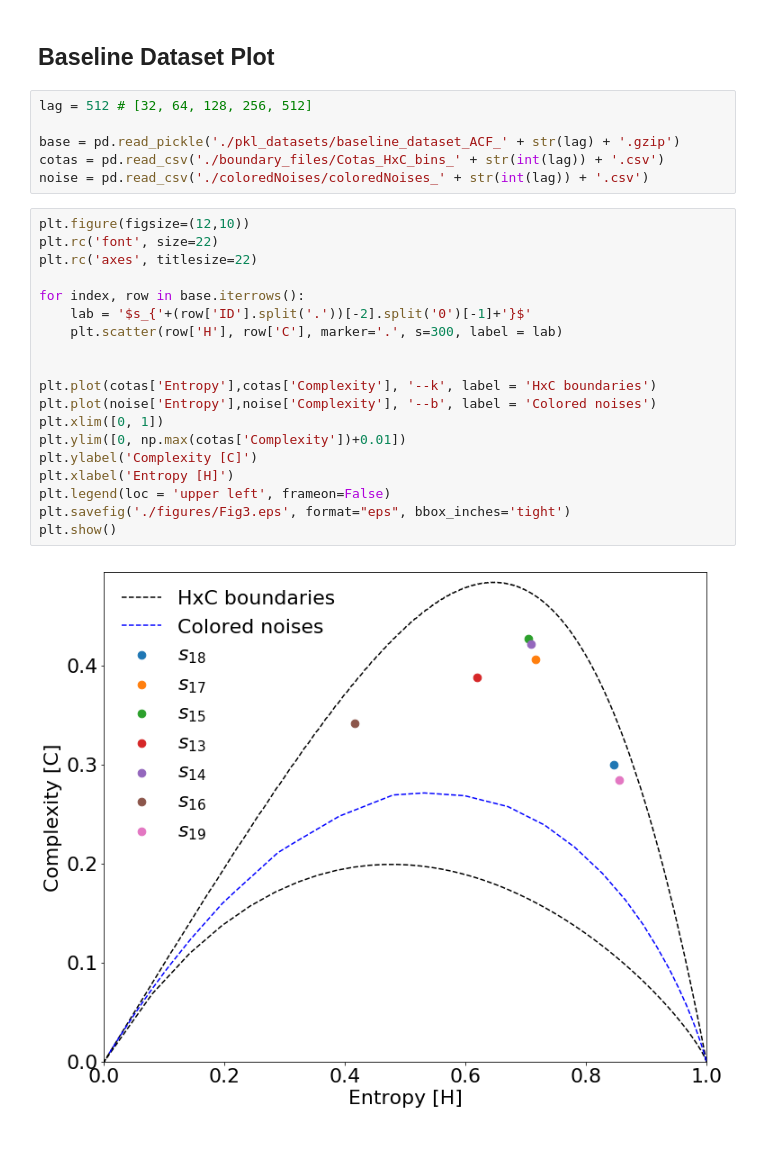
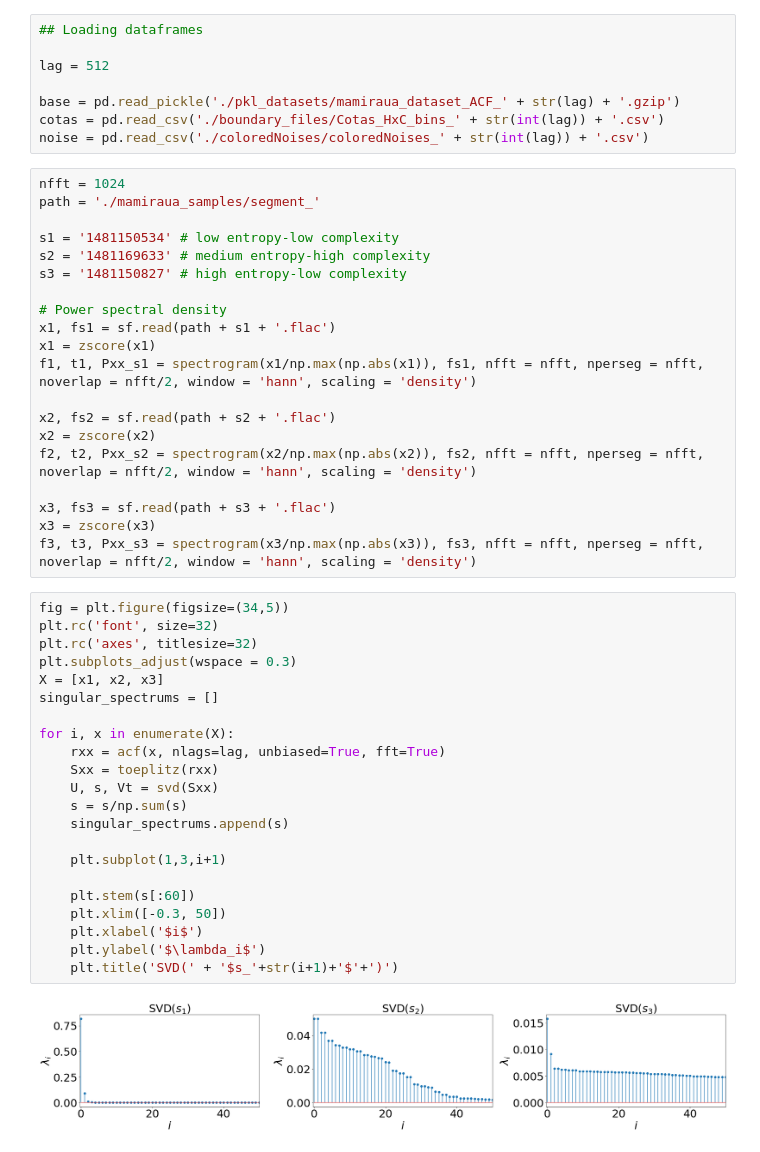
Before and after one commit to juancolonna/EGCI, a Jupyter notebook: Fig3.ipynb, the cells around one changed output. Drawn from its saved outputs; the diff is of its cells as text.

Commit message:
New figures

```diff
--- a/Fig3.ipynb
+++ b/Fig3.ipynb
@@ -4,31 +11,54 @@ import numpy as np
 import matplotlib.pyplot as plt
 %matplotlib inline
-# %% [markdown]
-## Baseline Dataset Plot
 # %%
-lag = 512 # [32, 64, 128, 256, 512]
+## Loading dataframes
 
-base = pd.read_pickle('./pkl_datasets/baseline_dataset_ACF_' + str(lag) + '.gzip')
+lag = 512
+
+base = pd.read_pickle('./pkl_datasets/mamiraua_dataset_ACF_' + str(lag) + '.gzip')
 cotas = pd.read_csv('./boundary_files/Cotas_HxC_bins_' + str(int(lag)) + '.csv')
 noise = pd.read_csv('./coloredNoises/coloredNoises_' + str(int(lag)) + '.csv')
-# %%
-plt.figure(figsize=(12,10))
-plt.rc('font', size=22)
-plt.rc('axes', titlesize=22)
-
-for index, row in base.iterrows():
-    lab = '$s_{'+(row['ID'].split('.'))[-2].split('0')[-1]+'}$'
-    plt.scatter(row['H'], row['C'], marker='.', s=300, label = lab)
-
-
-plt.plot(cotas['Entropy'],cotas['Complexity'], '--k', label = 'HxC boundaries')
-plt.plot(noise['Entropy'],noise['Complexity'], '--b', label = 'Colored noises')
-plt.xlim([0, 1])
-plt.ylim([0, np.max(cotas['Complexity'])+0.01])
-plt.ylabel('Complexity [C]')
-plt.xlabel('Entropy [H]')
-plt.legend(loc = 'upper left', frameon=False)
-plt.savefig('./figures/Fig3.eps', format="eps", bbox_inches='tight')
-plt.show()
-# %% [output]
-[figure, removed]
+# %%
+nfft = 1024
+path = './mamiraua_samples/segment_'
+
+s1 = '1481150534' # low entropy-low complexity
+s2 = '1481169633' # medium entropy-high complexity
+s3 = '1481150827' # high entropy-low complexity
+
+# Power spectral density
+x1, fs1 = sf.read(path + s1 + '.flac')
+x1 = zscore(x1)
+f1, t1, Pxx_s1 = spectrogram(x1/np.max(np.abs(x1)), fs1, nfft = nfft, nperseg = nfft, noverlap = nfft/2, window = 'hann', scaling = 'density')
+
+x2, fs2 = sf.read(path + s2 + '.flac')
+x2 = zscore(x2)
+f2, t2, Pxx_s2 = spectrogram(x2/np.max(np.abs(x2)), fs2, nfft = nfft, nperseg = nfft, noverlap = nfft/2, window = 'hann', scaling = 'density')
+
+x3, fs3 = sf.read(path + s3 + '.flac')
+x3 = zscore(x3)
+f3, t3, Pxx_s3 = spectrogram(x3/np.max(np.abs(x3)), fs3, nfft = nfft, nperseg = nfft, noverlap = nfft/2, window = 'hann', scaling = 'density')
+# %%
+fig = plt.figure(figsize=(34,5))
+plt.rc('font', size=32)
+plt.rc('axes', titlesize=32)
+plt.subplots_adjust(wspace = 0.3)
+X = [x1, x2, x3]
+singular_spectrums = []
+
+for i, x in enumerate(X):
+    rxx = acf(x, nlags=lag, unbiased=True, fft=True)
+    Sxx = toeplitz(rxx)
+    U, s, Vt = svd(Sxx)
+    s = s/np.sum(s)
+    singular_spectrums.append(s)
+
+    plt.subplot(1,3,i+1)
+
+    plt.stem(s[:60])
+    plt.xlim([-0.3, 50])
+    plt.xlabel('$i$')
+    plt.ylabel('$\lambda_i$')
+    plt.title('SVD(' + '$s_'+str(i+1)+'$'+')')
+# %% [output]
+[figure, added]
```
Also changed, not shown: parts of 2 cells of this notebook, 16 other files.
